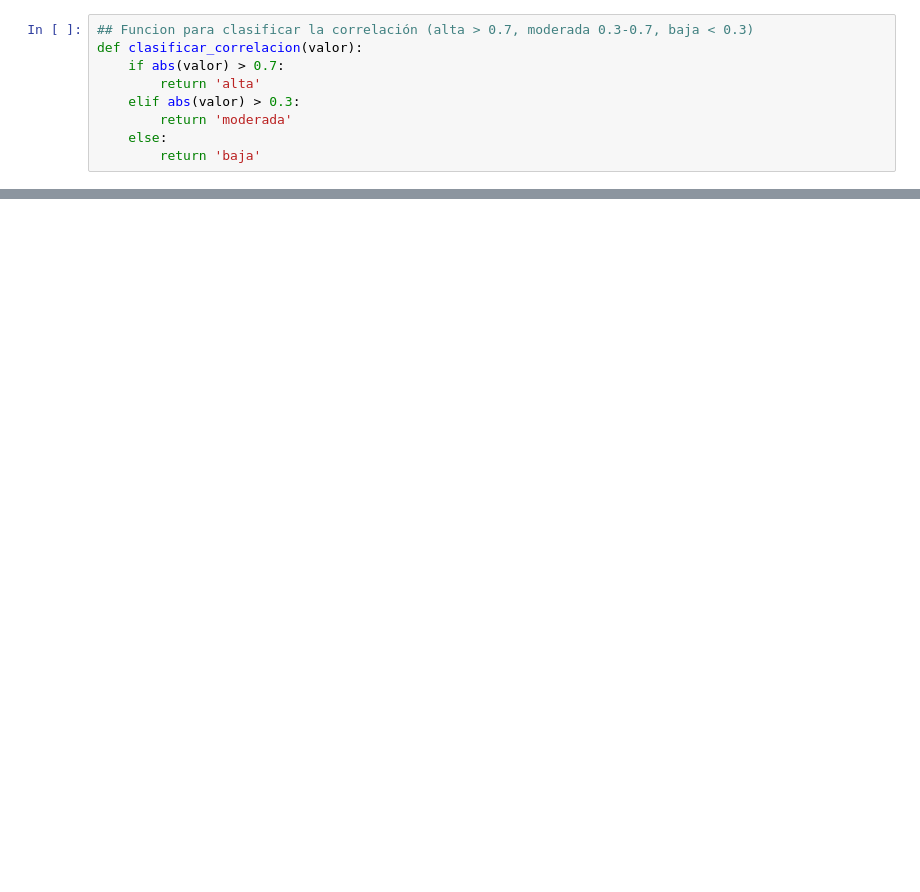
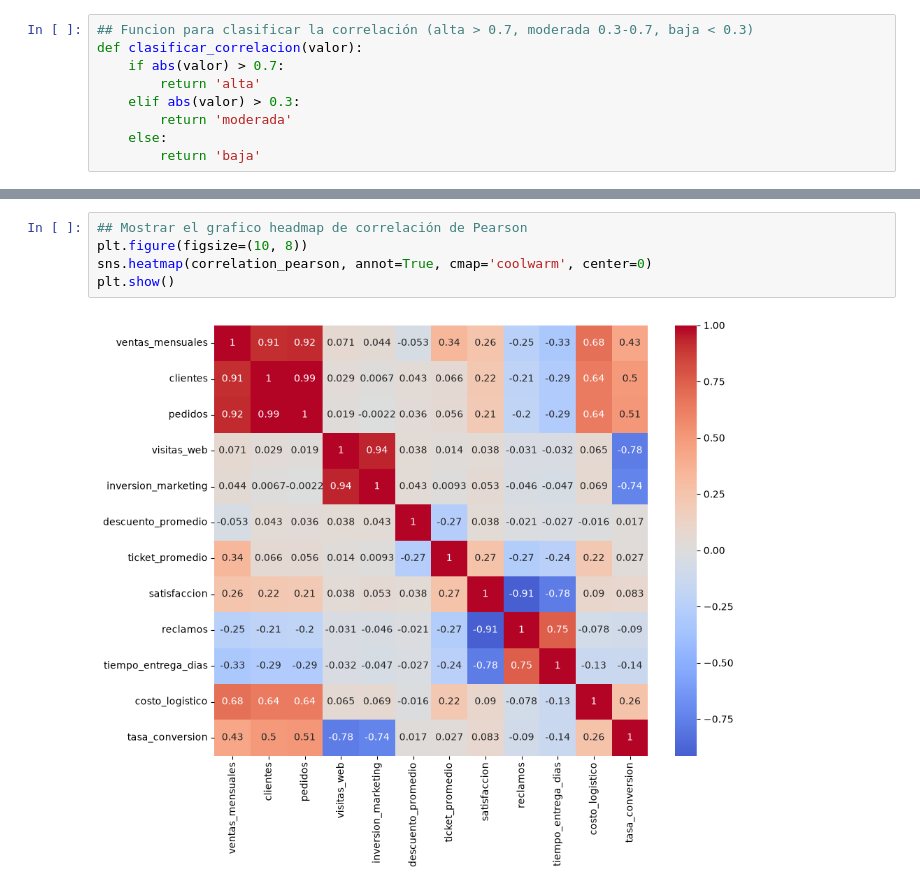
Before and after one commit to marlonleandro/curso-python-analisis, a Jupyter notebook: 15.Analisis_y_Visualizacion_Avanzada.ipynb, the cells around one changed output, grey strips where cells are left out. Drawn from its saved outputs; the diff is of its cells as text; blank space fills up the shorter version.

```diff
--- a/15.Analisis_y_Visualizacion_Avanzada.ipynb
+++ b/15.Analisis_y_Visualizacion_Avanzada.ipynb
@@ -138,0 +290,7 @@ tabla_correlaciones
+# %%
+## Mostrar el grafico headmap de correlación de Pearson
+plt.figure(figsize=(10, 8))
+sns.heatmap(correlation_pearson, annot=True, cmap='coolwarm', center=0)
+plt.show()
+# %% [output]
+[figure, added]
```
Also changed, not shown: parts of 20 cells of this notebook, 1 other file.
